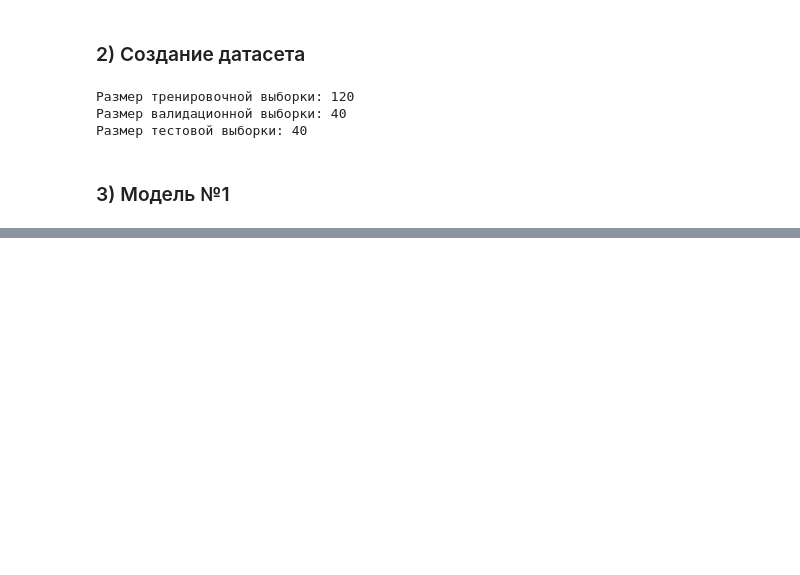
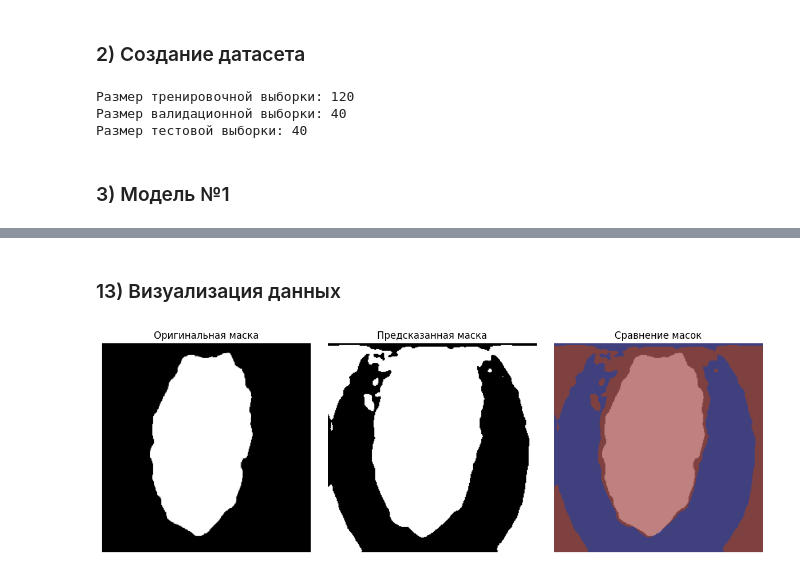
Before and after one commit to TheAlexGrimes30/Neural-Networks, a Jupyter notebook: AutoEncoder/AutoEncoder.ipynb, the cells around one changed output, grey strips where cells are left out. Drawn from its saved outputs; the diff is of its cells as text; code cells hidden in the pictures; blank space fills up the shorter version.

```diff
--- a/AutoEncoder/AutoEncoder.ipynb
+++ b/AutoEncoder/AutoEncoder.ipynb
@@ -215,0 +553,29 @@ class UNet(nn.Module):
+# %% [markdown]
+### 13) Визуализация данных
+# %%
+def visualize_predictions(predictions, masks):
+    plt.figure(figsize=(12, 4))
+
+    plt.subplot(1, 3, 1)
+    plt.imshow(masks[10].squeeze(), cmap='gray')
+    plt.title('Оригинальная маска')
+    plt.axis('off')
+
+    plt.subplot(1, 3, 2)
+    plt.imshow(predictions[10].squeeze(), cmap='gray')
+    plt.title('Предсказанная маска')
+    plt.axis('off')
+
+
+    plt.subplot(1, 3, 3)
+    plt.imshow(masks[10].squeeze(), cmap='gray', alpha=0.5)
+    plt.imshow(predictions[10].squeeze(), cmap='jet', alpha=0.5)
+    plt.title('Сравнение масок')
+    plt.axis('off')
+
+    plt.tight_layout()
+    plt.show()
+
+visualize_predictions(test_predictions, test_masks)
+# %% [output]
+[figure, added]
```
Also changed, not shown: parts of 28 cells of this notebook, 1 other file.
